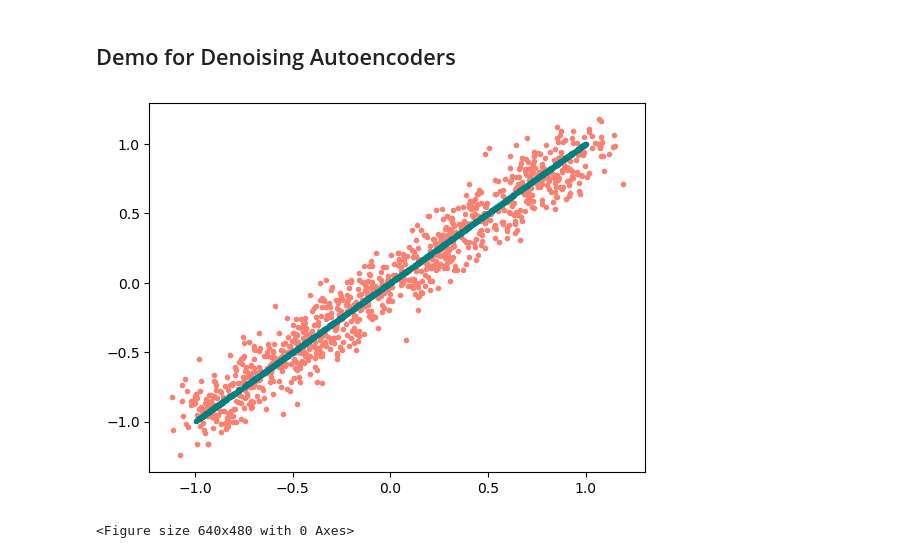
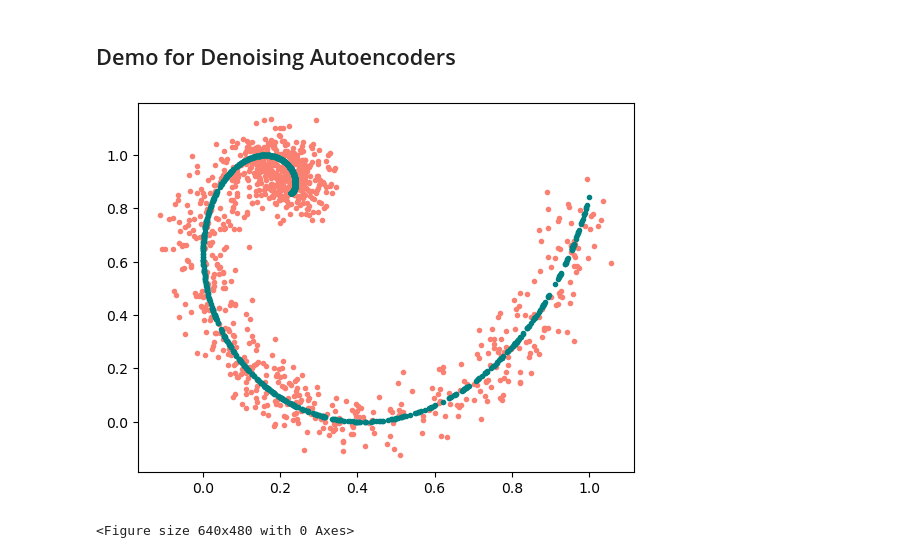
Before and after one commit to juelha/DenoisingAutoencoder, a Jupyter notebook: demo.ipynb, the cells around one changed output. Saved outputs shown, nothing was run; the diff lists cells and outputs as text; code cells hidden in the pictures.

Commit message:
updated on all shapes

```diff
--- a/demo.ipynb
+++ b/demo.ipynb
@@ -12,10 +5,14 @@ import torch.optim as optim
 # %%
-x,y = gen_line(1000)
-shape_name = "line"
-x_c, y_c = corruption_process(x,y)
-save_data(shape_name,x,y,x_c, y_c)
-plot_data(shape_name,x,y,x_c,y_c)
+# generate the data
+# possible shapes are "line","circle", and "spiral"
+shape_name = "spiral"
+x,y = generate(shape_name, 1000)
+
+# corrupt the data
+x_c, y_c = corruption_process(x, y, sigma=0.05)
+save_data(shape_name, x, y, x_c, y_c)
+plot_data(shape_name, x, y, x_c, y_c)
 # %% [output]
-[figure, old version]
+[figure, new version]
 <Figure size 640x480 with 0 Axes>
 # %%
```
Also changed, not shown: parts of 7 cells of this notebook, 23 other files.
